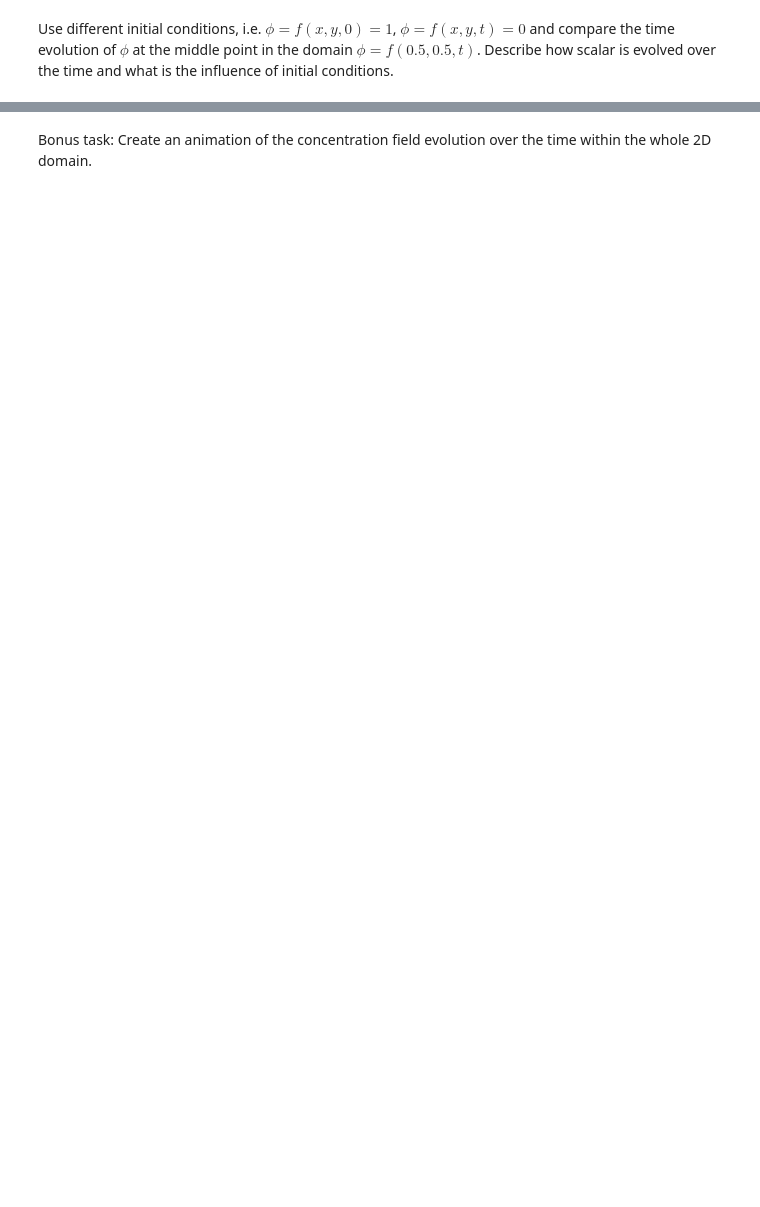
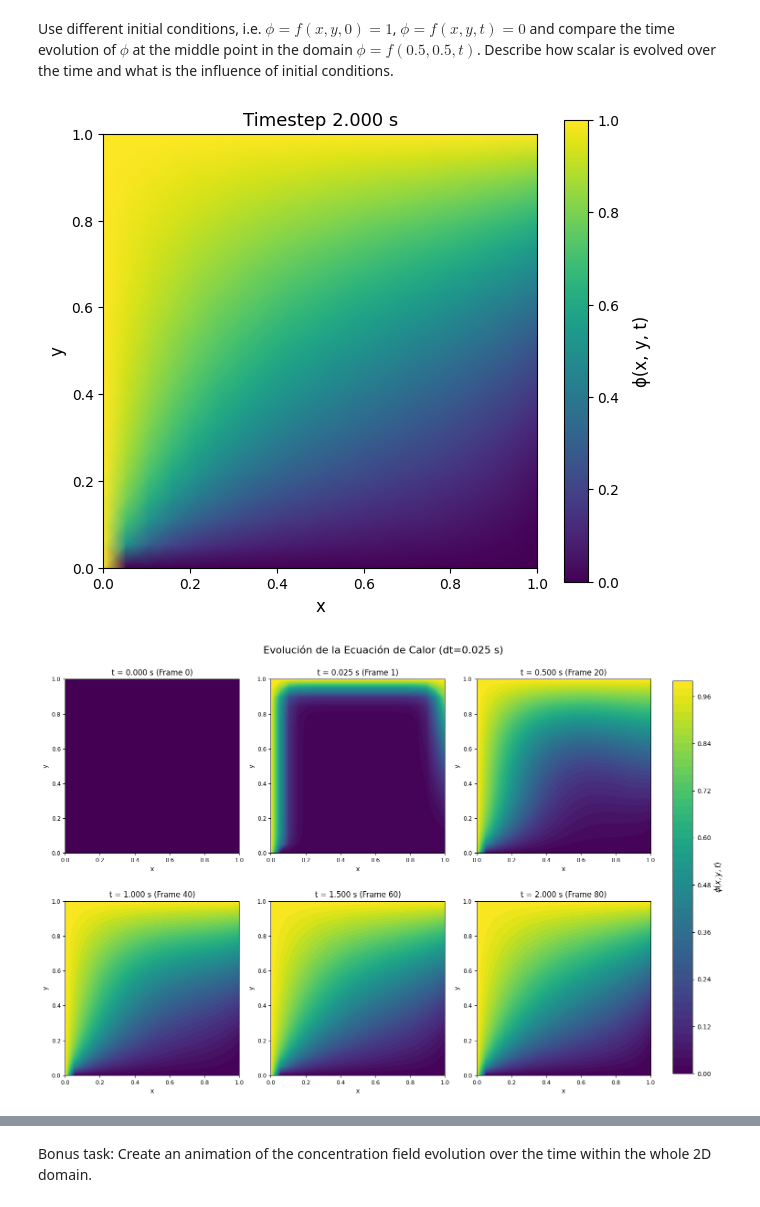
Before and after one commit to JuanGuerrero09/master-code, a Jupyter notebook: NumericalMethods/Second_Exercise/EX02_5329140.ipynb, the cells around one changed output, grey strips where cells are left out. Saved outputs shown, nothing was run; the diff lists cells and outputs as text; code cells hidden in the pictures; blank space fills up the shorter version.

```diff
--- a/NumericalMethods/Second_Exercise/EX02_5329140.ipynb
+++ b/NumericalMethods/Second_Exercise/EX02_5329140.ipynb
@@ -462,2 +534,9 @@ heat_equation_solver(20, 20, 0.025)
 # %% [markdown]
 Use different initial conditions, i.e. $\phi = f(x, y, 0) = 1$, $\phi = f(x, y, t) = 0$ and compare the time  evolution of $\phi$ at the middle point in the domain $\phi = f(0.5, 0.5, t)$. Describe how scalar is  evolved over the time and what is the influence of initial conditions.
+# %%
+results_new_ic = heat_equation_solver(20, 20, 0.025, "heat_2d_ic0", initial_conditions= 0)
+
+graph_contour_plots(20, 20, 0.025, results_new_ic)
+# %% [output]
+[figure, added]
+[figure, added]
```
Also changed, not shown: parts of 11 cells of this notebook, 2 other files.
